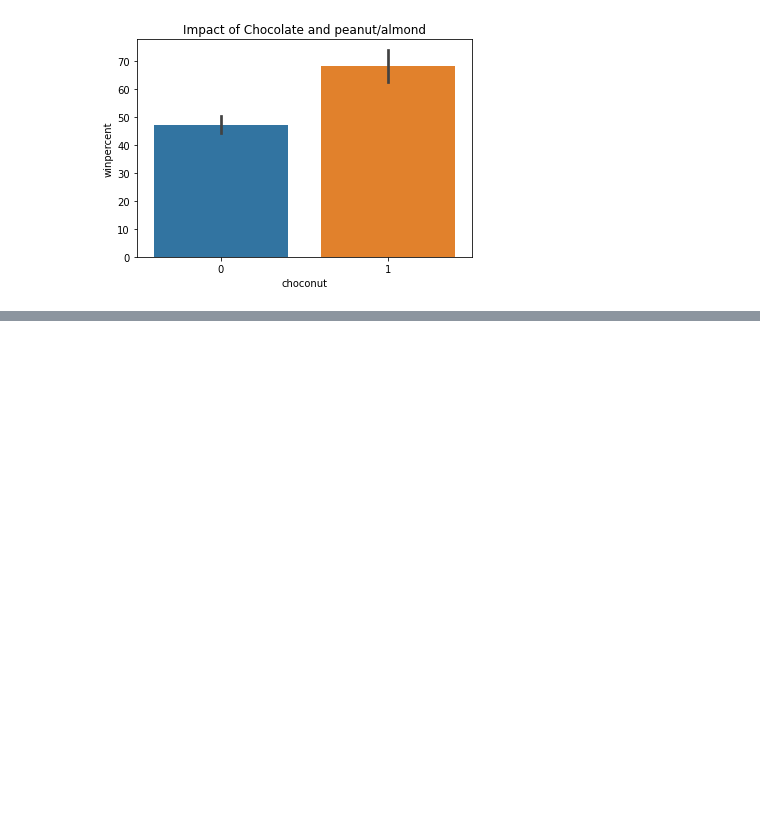
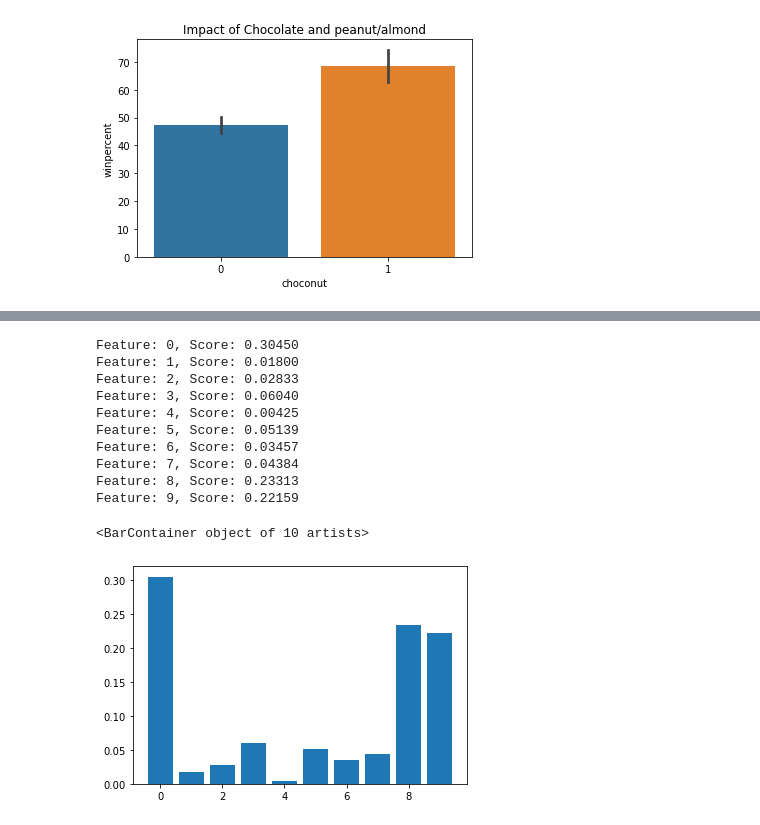
Before and after one commit to YoAr/EAI6040_Module3, a Jupyter notebook: Module3_yogesh.ipynb, the cells around one changed output, grey strips where cells are left out. Cells and saved outputs as stored; diff of their text form; code cells hidden in the pictures; blank space fills up the shorter version.

```diff
--- a/Module3_yogesh.ipynb
+++ b/Module3_yogesh.ipynb
@@ -408,0 +442,7 @@ Best RMSE: 10.505900850734692
+# %%
+# Feature Scaling
+from sklearn.preprocessing import StandardScaler
+
+sc = StandardScaler()
+train_x = sc.fit_transform(train_x)
+test_x = sc.transform(test_x)
@@ -408,0 +458,22 @@ Best RMSE: 10.505900850734692
+# %%
+import matplotlib.pyplot as plt1
+importance = rfclass.feature_importances_
+# summarize feature importance
+for i,v in enumerate(importance):
+	print('Feature: %0d, Score: %.5f' % (i,v))
+# plot feature importance
+plt1.bar([x for x in range(len(importance))], importance)
+plt1.show()
+# %% [output]
+Feature: 0, Score: 0.30450
+Feature: 1, Score: 0.01800
+Feature: 2, Score: 0.02833
+Feature: 3, Score: 0.06040
+Feature: 4, Score: 0.00425
+Feature: 5, Score: 0.05139
+Feature: 6, Score: 0.03457
+Feature: 7, Score: 0.04384
+Feature: 8, Score: 0.23313
+Feature: 9, Score: 0.22159
+<BarContainer object of 10 artists>
+[figure, added]
```
Also changed, not shown: parts of 10 cells of this notebook.
